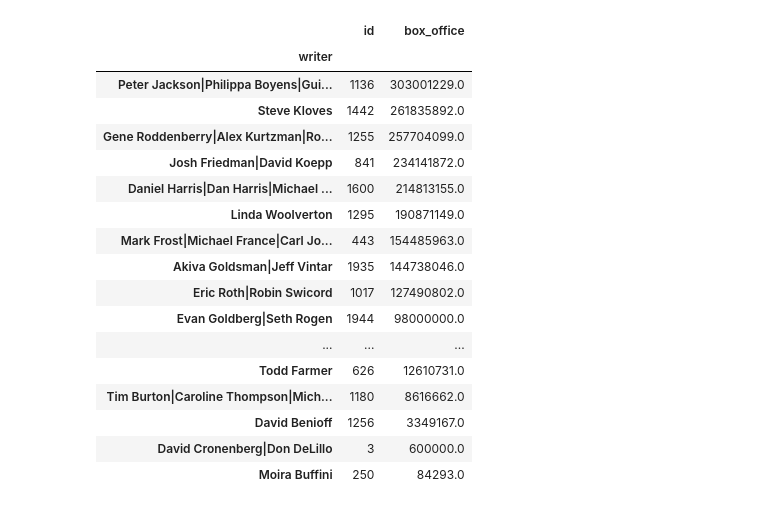
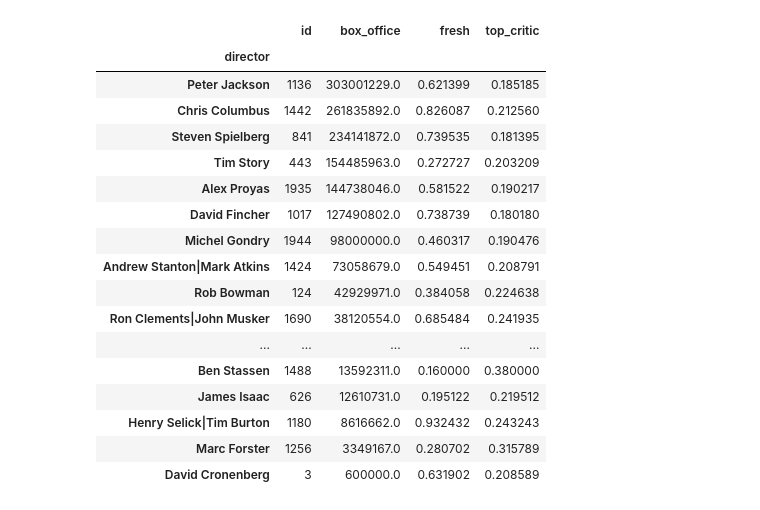
Before and after one commit to learn-co-curriculum/dsc-phase-1-project, a Jupyter notebook: RT Directors and Writers.ipynb, the cells around one changed output. Saved outputs shown, nothing was run; the diff lists cells and outputs as text; code cells hidden in the pictures.

```diff
--- a/RT Directors and Writers.ipynb
+++ b/RT Directors and Writers.ipynb
@@ -61 +189,22 @@ director_genre_dataframe('Animation')
+# %%
+director_genre_dataframe_box('Science Fiction and Fantasy')
+# %% [output]
+|  | id | box_office | fresh | top_critic |
+| director |  |  |  |  |
+| Peter Jackson | 1136 | 303001229.0 | 0.621399 | 0.185185 |
+| Chris Columbus | 1442 | 261835892.0 | 0.826087 | 0.212560 |
+| Steven Spielberg | 841 | 234141872.0 | 0.739535 | 0.181395 |
+| Tim Story | 443 | 154485963.0 | 0.272727 | 0.203209 |
+| Alex Proyas | 1935 | 144738046.0 | 0.581522 | 0.190217 |
+| David Fincher | 1017 | 127490802.0 | 0.738739 | 0.180180 |
+| Michel Gondry | 1944 | 98000000.0 | 0.460317 | 0.190476 |
+| Andrew Stanton|Mark Atkins | 1424 | 73058679.0 | 0.549451 | 0.208791 |
+| Rob Bowman | 124 | 42929971.0 | 0.384058 | 0.224638 |
+| Ron Clements|John Musker | 1690 | 38120554.0 | 0.685484 | 0.241935 |
+| ... | ... | ... | ... | ... |
+| Ben Stassen | 1488 | 13592311.0 | 0.160000 | 0.380000 |
+| James Isaac | 626 | 12610731.0 | 0.195122 | 0.219512 |
+| Henry Selick|Tim Burton | 1180 | 8616662.0 | 0.932432 | 0.243243 |
+| Marc Forster | 1256 | 3349167.0 | 0.280702 | 0.315789 |
+| David Cronenberg | 3 | 600000.0 | 0.631902 | 0.208589 |
 # %%
@@ -64,23 +213,2 @@ def writer_genre_dataframe(genre):
     genre_df = df.groupby('writer').mean().sort_values(by='box_office', ascending=False)
     return genre_df
-# %%
-writer_genre_dataframe('Science Fiction and Fantasy')
-# %% [output]
-|  | id | box_office |
-| writer |  |  |
-| Peter Jackson|Philippa Boyens|Gui... | 1136 | 303001229.0 |
-| Steve Kloves | 1442 | 261835892.0 |
-| Gene Roddenberry|Alex Kurtzman|Ro... | 1255 | 257704099.0 |
-| Josh Friedman|David Koepp | 841 | 234141872.0 |
-| Daniel Harris|Dan Harris|Michael ... | 1600 | 214813155.0 |
-| Linda Woolverton | 1295 | 190871149.0 |
-| Mark Frost|Michael France|Carl Jo... | 443 | 154485963.0 |
-| Akiva Goldsman|Jeff Vintar | 1935 | 144738046.0 |
-| Eric Roth|Robin Swicord | 1017 | 127490802.0 |
-| Evan Goldberg|Seth Rogen | 1944 | 98000000.0 |
-| ... | ... | ... |
-| Todd Farmer | 626 | 12610731.0 |
-| Tim Burton|Caroline Thompson|Mich... | 1180 | 8616662.0 |
-| David Benioff | 1256 | 3349167.0 |
-| David Cronenberg|Don DeLillo | 3 | 600000.0 |
-| Moira Buffini | 250 | 84293.0 |
```
Also changed, not shown: parts of 35 cells of this notebook.
